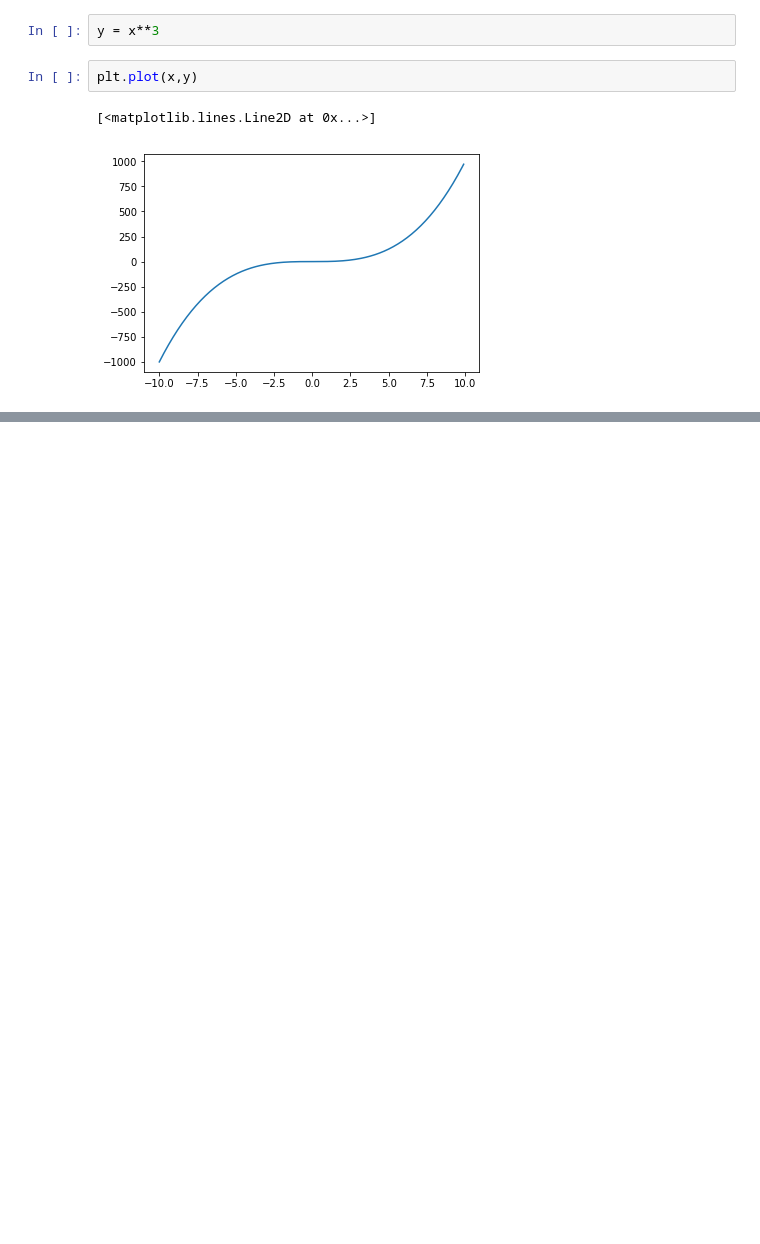
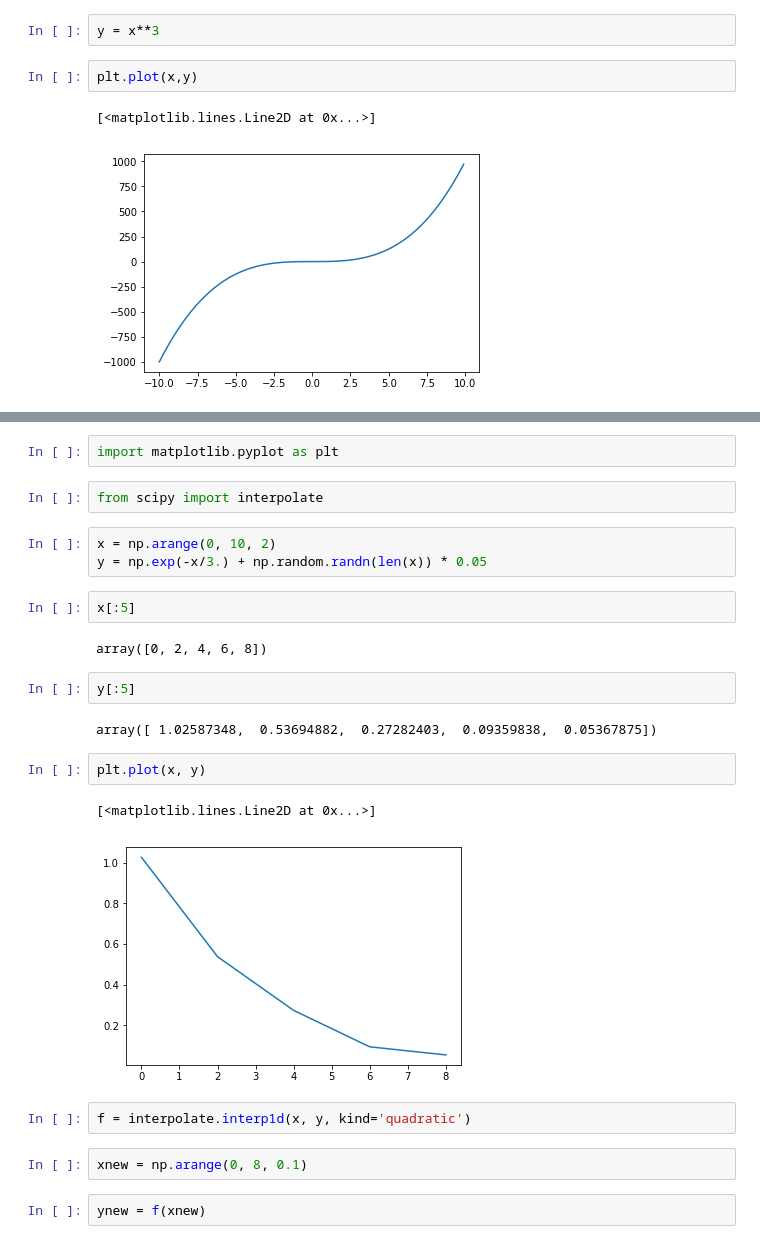
Before and after one commit to MacJei/coursera-cmp, a Jupyter notebook: w2/sci-example.ipynb, the cells around one changed output, grey strips where cells are left out. Saved outputs shown, nothing was run; the diff lists cells and outputs as text; blank space fills up the shorter version.

```diff
--- a/w2/sci-example.ipynb
+++ b/w2/sci-example.ipynb
@@ -197,0 +204,26 @@ plt.plot(x,y)
+# %%
+import matplotlib.pyplot as plt
+# %%
+from scipy import interpolate
+# %%
+x = np.arange(0, 10, 2)
+y = np.exp(-x/3.) + np.random.randn(len(x)) * 0.05
+# %%
+x[:5]
+# %% [output]
+array([0, 2, 4, 6, 8])
+# %%
+y[:5]
+# %% [output]
+array([ 1.02587348,  0.53694882,  0.27282403,  0.09359838,  0.05367875])
+# %%
+plt.plot(x, y)
+# %% [output]
+[<matplotlib.lines.Line2D at 0x...>]
+[figure, added]
+# %%
+f = interpolate.interp1d(x, y, kind='quadratic')
+# %%
+xnew = np.arange(0, 8, 0.1)
+# %%
+ynew = f(xnew)
```
Also changed, not shown: parts of 24 cells of this notebook, 2 other files.
